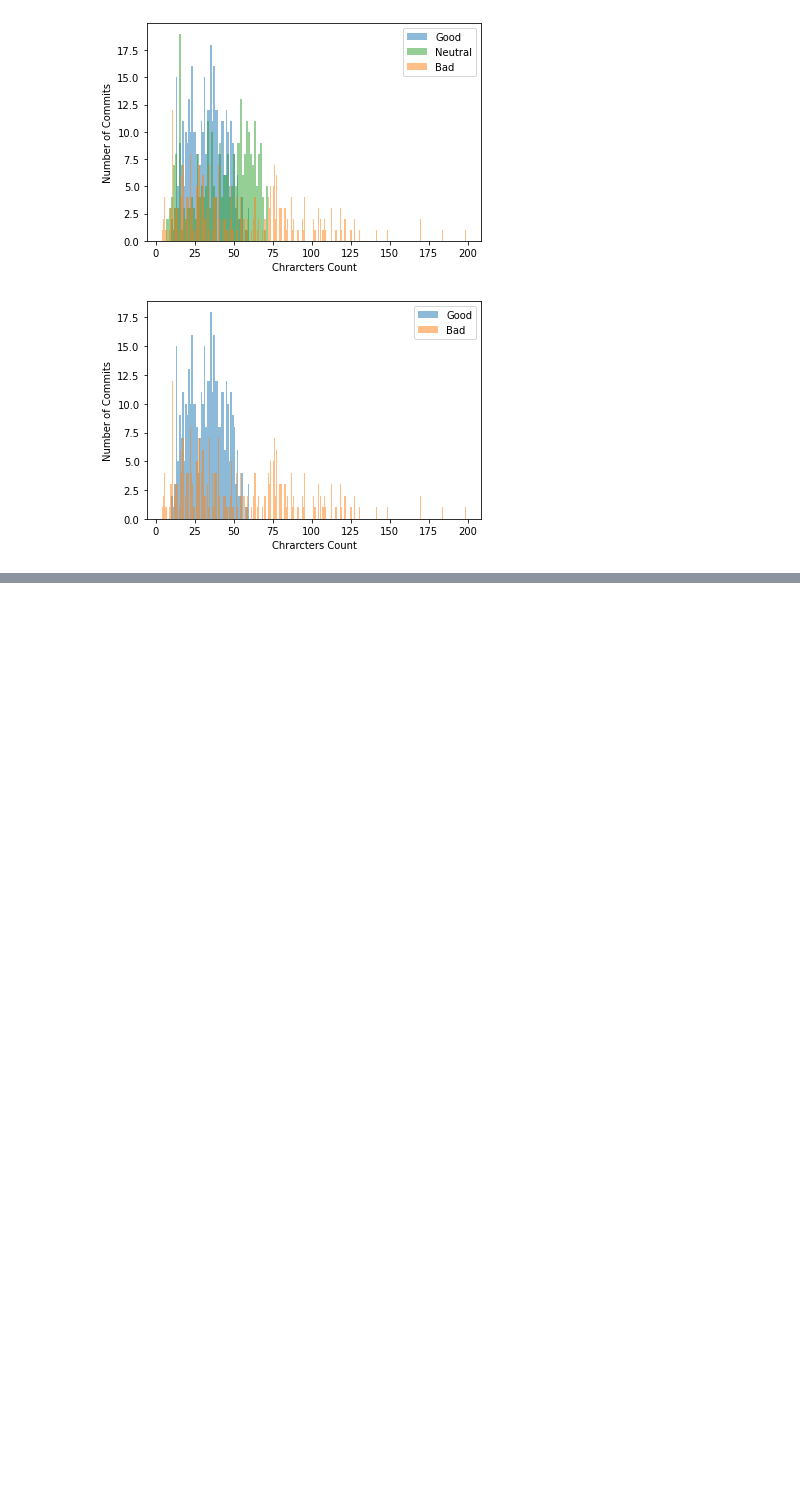
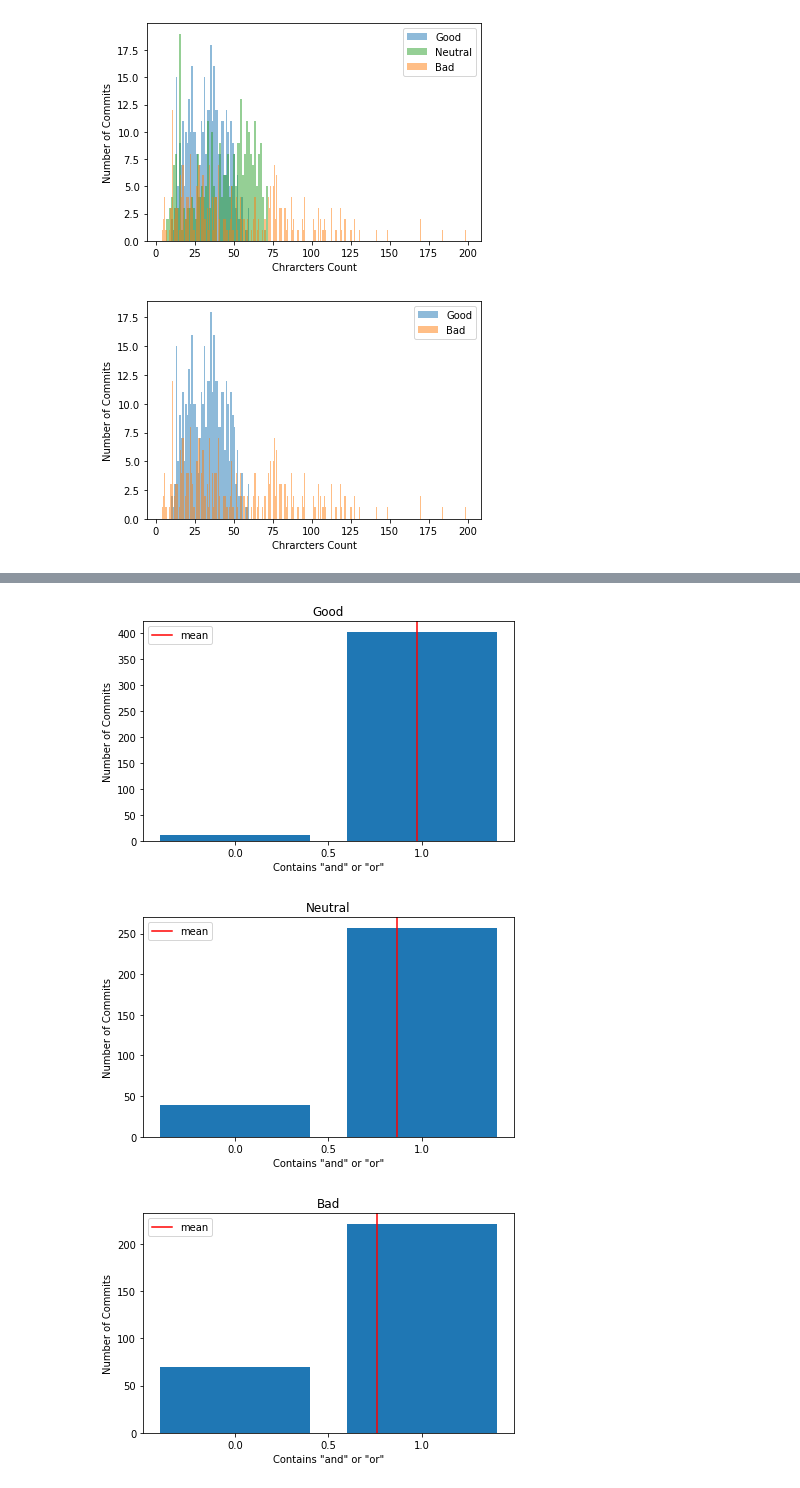
Before and after one commit to jeankhechfe/commit-quality, a Jupyter notebook: jupyter_notebook/distribution_charts(message-only-features)(new labeling).ipynb, the cells around one changed output, grey strips where cells are left out. Saved outputs shown, nothing was run; the diff lists cells and outputs as text; code cells hidden in the pictures; blank space fills up the shorter version.

```diff
--- a/jupyter_notebook/distribution_charts(message-only-features)(new labeling).ipynb
+++ b/jupyter_notebook/distribution_charts(message-only-features)(new labeling).ipynb
@@ -90,0 +115,12 @@ plt.show()
+# %%
+x1 = data_good['and_or']
+x2 = data_neutral['and_or']
+x3 = data_bad['and_or']
+
+drow_histogram_2(x1, 'Good', 'Contains "and" or "or"')
+drow_histogram_2(x2, 'Neutral', 'Contains "and" or "or"')
+drow_histogram_2(x3, 'Bad', 'Contains "and" or "or"')
+# %% [output]
+[figure, added]
+[figure, added]
+[figure, added]
```
Also changed, not shown: parts of 6 cells of this notebook.
